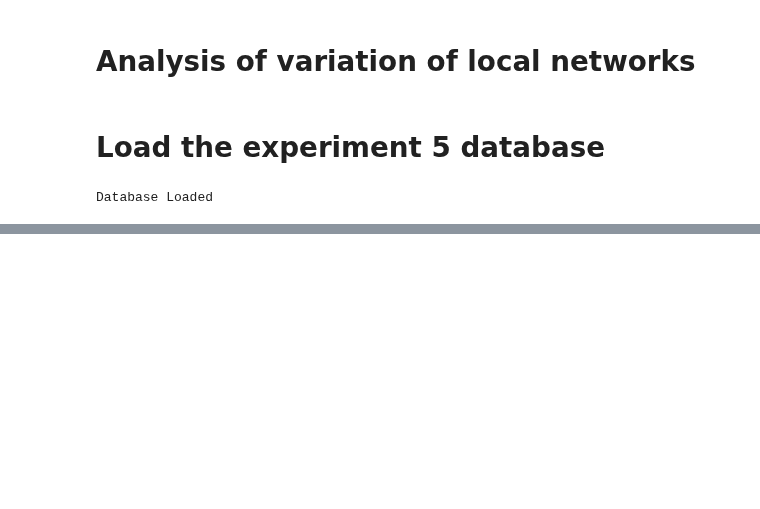
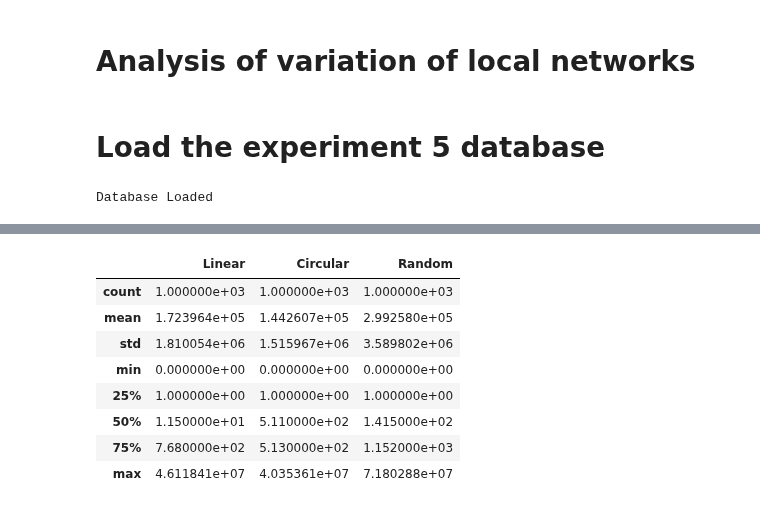
Before and after one commit to crptcusco/cbnetwork, a Jupyter notebook: experiments/9_networks_all/exp9_analysis.ipynb, the cells around one changed output, grey strips where cells are left out. Cells and saved outputs as stored; diff of their text form; code cells hidden in the pictures; blank space fills up the shorter version.

```diff
--- a/experiments/9_networks_all/exp9_analysis.ipynb
+++ b/experiments/9_networks_all/exp9_analysis.ipynb
@@ -69,0 +72,26 @@ plt.show()
+# %%
+# Filtrar el DataFrame por las topologías
+df_linear = df_filtered[df_filtered['v_topology'] == 4]
+df_circular = df_filtered[df_filtered['v_topology'] == 3]
+df_random = df_filtered[df_filtered['v_topology'] == 2]
+
+# Describir solo la columna 'n_attractor_fields' para cada topología
+desc_linear = df_linear['n_attractor_fields'].describe()
+desc_circular = df_circular['n_attractor_fields'].describe()
+desc_random = df_random['n_attractor_fields'].describe()
+
+# Concatenar las descripciones en una sola tabla
+df_summary = pd.concat([desc_linear, desc_circular, desc_random], axis=1, keys=['Linear', 'Circular', 'Random'])
+
+# Mostrar la tabla resumen
+df_summary
+# %% [output]
+|  | Linear | Circular | Random |
+| count | 1.000000e+03 | 1.000000e+03 | 1.000000e+03 |
+| mean | 1.723964e+05 | 1.442607e+05 | 2.992580e+05 |
+| std | 1.810054e+06 | 1.515967e+06 | 3.589802e+06 |
+| min | 0.000000e+00 | 0.000000e+00 | 0.000000e+00 |
+| 25% | 1.000000e+00 | 1.000000e+00 | 1.000000e+00 |
+| 50% | 1.150000e+01 | 5.110000e+02 | 1.415000e+02 |
+| 75% | 7.680000e+02 | 5.130000e+02 | 1.152000e+03 |
+| max | 4.611841e+07 | 4.035361e+07 | 7.180288e+07 |
```
Also changed, not shown: parts of 2 cells of this notebook, 1 other file.
